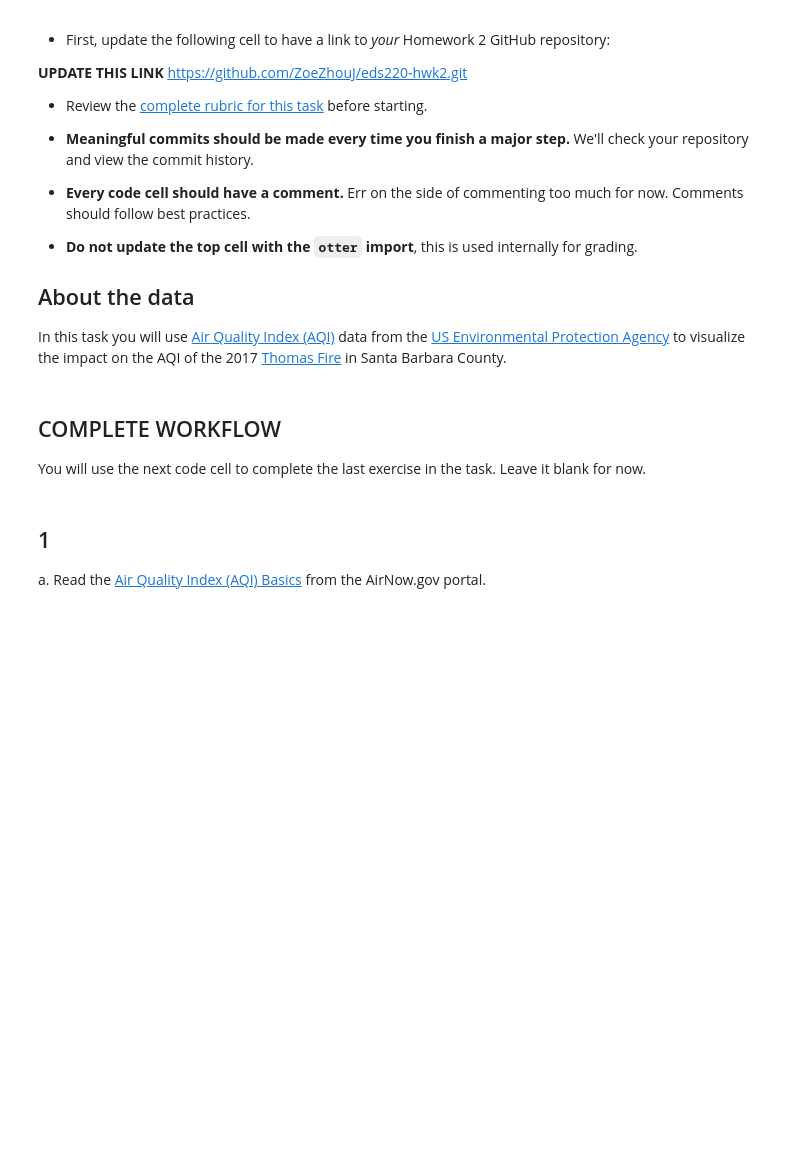
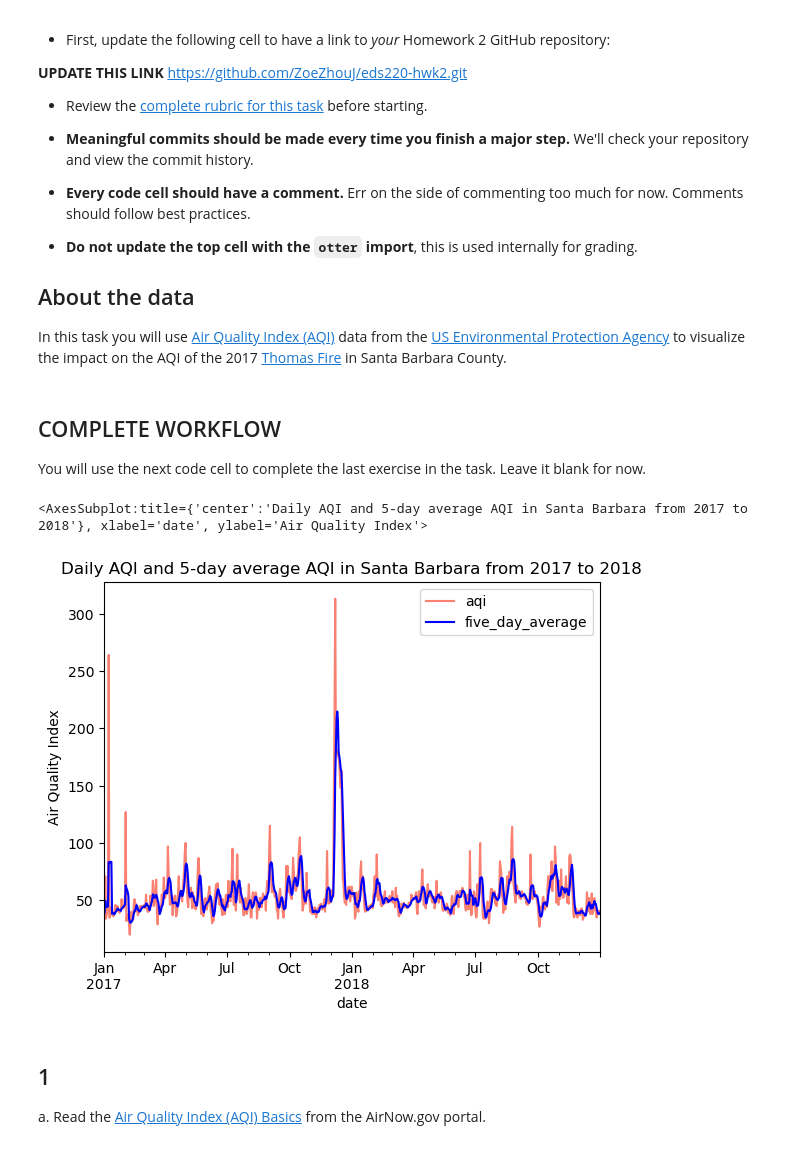
Before and after one commit to ZoeZhouJ/eds220-hwk2, a Jupyter notebook: hwk2-task3-aqi.ipynb, the cells around one changed output. Cells and saved outputs as stored; diff of their text form; code cells hidden in the pictures; blank space fills up the shorter version.

```diff
--- a/hwk2-task3-aqi.ipynb
+++ b/hwk2-task3-aqi.ipynb
@@ -27,6 +27,52 @@ In this task you will use [Air Quality Index (AQI)](https://www.airnow.gov/aqi/a
 ## COMPLETE WORKFLOW
 
 You will use the next code cell to complete the last exercise in the task. Leave it blank for now.
+# %%
+# import packages
+import pandas as pd
+import numpy as np
+import matplotlib.pyplot as plt
+
+# Set option to display all columns
+pd.set_option('display.max_columns', None)
+
+# Read in data
+aqi_17 = pd.read_csv('https://aqs.epa.gov/aqsweb/airdata/daily_aqi_by_county_2017.zip', compression='zip')
+aqi_18 = pd.read_csv('https://aqs.epa.gov/aqsweb/airdata/daily_aqi_by_county_2018.zip', compression='zip')
+
+# concatenate tables
+aqi = pd.concat([aqi_17,aqi_18])
+
+# Clean column names
+aqi.columns = (aqi.columns
+                  .str.lower()
+                  .str.replace(' ','_'))
+
+# Select data from SB county and store as variable
+aqi_sb = aqi[aqi['county_name'] == 'Santa Barbara']
+# Drop unnecessary columns in SB
+aqi_sb = aqi_sb.drop(columns=['state_name','county_name','state_code','county_code'])
+
+# Update date to be a datetime object
+aqi_sb.date = pd.to_datetime(aqi_sb.date)
+
+# Assign date column as index
+aqi_sb = aqi_sb.set_index('date')
+
+# Define a new column in aqi_sb
+aqi_sb['five_day_average'] = aqi_sb['aqi'].rolling('5D').mean()
+
+# Create a plot
+
+(aqi_sb.drop(columns='number_of_sites_reporting') # Drop unnecessary column
+        .plot(title='Daily AQI and 5-day average AQI in Santa Barbara from 2017 to 2018',
+              ylabel='Air Quality Index',
+              color=['salmon','blue']
+)
+)
+# %% [output]
+<AxesSubplot:title={'center':'Daily AQI and 5-day average AQI in Santa Barbara from 2017 to 2018'}, xlabel='date', ylabel='Air Quality Index'>
+[figure, added]
 # %% [markdown]
 ## 1
 
```
